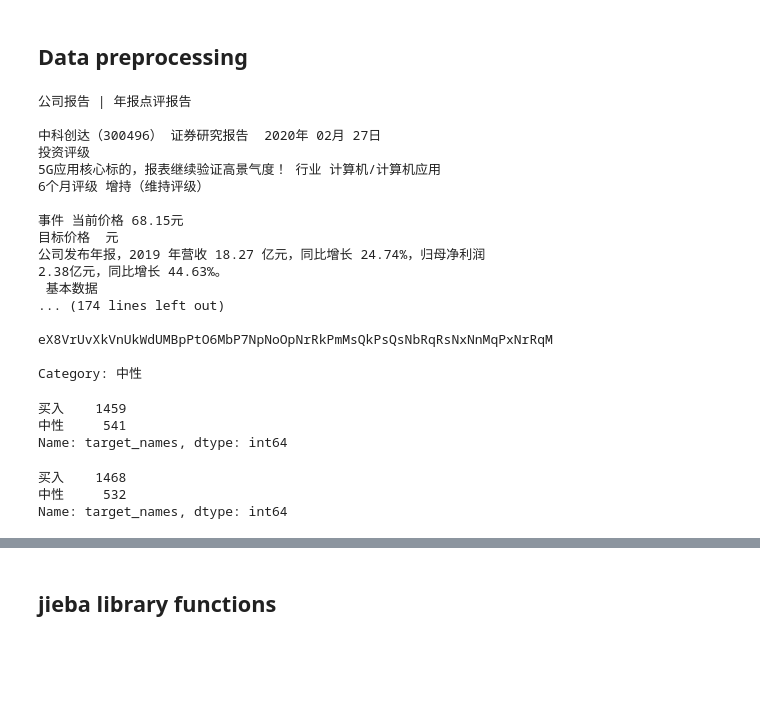
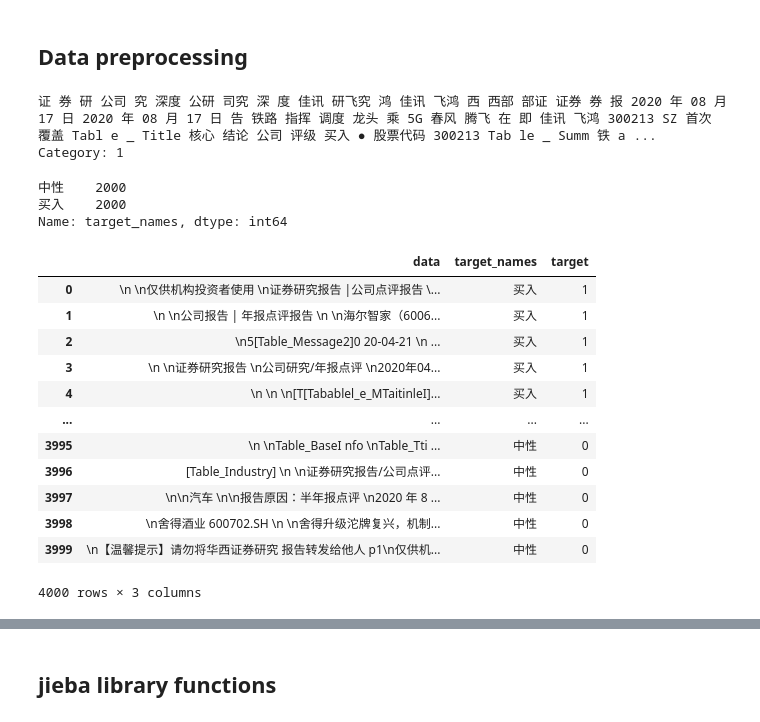
Before and after one commit to suyanxv/nlp-classifier, a Jupyter notebook: lstm/nltk-lstm-classification.ipynb, the cells around one changed output, grey strips where cells are left out. Drawn from its saved outputs; the diff is of its cells as text; code cells hidden in the pictures; blank space fills up the shorter version.

```diff
--- a/lstm/nltk-lstm-classification.ipynb
+++ b/lstm/nltk-lstm-classification.ipynb
@@ -138,44 +139,41 @@ table_info(df)
 # %%
 # print one sample
 def print_data(index):
-    example = df[df.index == index][['data', 'target_names']].values[0]
+    example = df[df.index == index][['data', 'target']].values[0]
     if len(example) > 0:
         print(example[0])
         print('Category:', example[1])
 
 print_data(100)
 # %% [output]
-公司报告 | 年报点评报告
-
-中科创达（300496） 证券研究报告  2020年 02月 27日
-投资评级
-5G应用核心标的，报表继续验证高景气度！ 行业 计算机/计算机应用
-6个月评级 增持（维持评级）
-
-事件 当前价格 68.15元
-目标价格  元
-公司发布年报，2019 年营收 18.27 亿元，同比增长 24.74%，归母净利润
-2.38亿元，同比增长 44.63%。
- 基本数据
-... (174 lines left out)
-
-eX8VrUvXkVnUkWdUMBpPtO6MbP7NpNoOpNrRkPmMsQkPsQsNbRqRsNxNnMqPxNrRqM
-
-Category: 中性
+证 券 研 公司 究 深度 公研 司究 深 度 佳讯 研飞究 鸿 佳讯 飞鸿 西 西部 部证 证券 券 报 2020 年 08 月 17 日 2020 年 08 月 17 日 告 铁路 指挥 调度 龙头 乘 5G 春风 腾飞 在 即 佳讯 飞鸿 300213 SZ 首次 覆盖 Tabl e _ Title 核心 结论 公司 评级 买入 ● 股票代码 300213 Tab le _ Summ 铁 a ...
+Category: 1
 # %%
 df_backup = df
 # %%
-df = df_backup.sample(n = 2000)
+df_type1 = df_backup.loc[((df_backup['target']==1))].sample(n = 2000)
+df_type0 = df_backup.loc[((df_backup['target']==0))].sample(n = 2000)
+df = pd.concat([df_type1, df_type0])
 df = df.reset_index(drop=True)
 df.target_names.value_counts()
 # %% [output]
-买入    1459
-中性     541
+中性    2000
+买入    2000
 Name: target_names, dtype: int64
 # %%
 df_sample = df
-df_sample.target_names.value_counts()
+df_sample
 # %% [output]
+|  | data | target_names | target |
+| 0 | \n \n仅供机构投资者使用 \n证券研究报告 |公司点评报告 \... | 买入 | 1 |
+| 1 | \n \n公司报告 | 年报点评报告 \n \n海尔智家（6006... | 买入 | 1 |
+| 2 | \n5[Table_Message2]0 20-04-21 \n ... | 买入 | 1 |
+| 3 | \n \n证券研究报告 \n公司研究/年报点评 \n2020年04... | 买入 | 1 |
+| 4 | \n \n \n[T[Tabablel_e_MTaitinleI]... | 买入 | 1 |
+| ... | ... | ... | ... |
+| 3995 | \n \nTable_BaseI nfo \nTable_Tti ... | 中性 | 0 |
+| 3996 | [Table_Industry] \n \n证券研究报告/公司点评... | 中性 | 0 |
+| 3997 | \n\n汽车 \n\n报告原因：半年报点评 \n2020 年 8 ... | 中性 | 0 |
+| 3998 | \n舍得酒业 600702.SH \n \n舍得升级沱牌复兴，机制... | 中性 | 0 |
+| 3999 | \n【温馨提示】请勿将华西证券研究 报告转发给他人 p1\n仅供机... | 中性 | 0 |
-买入    1468
-中性     532
-Name: target_names, dtype: int64
+4000 rows × 3 columns
```
Also changed, not shown: parts of 39 cells of this notebook.
